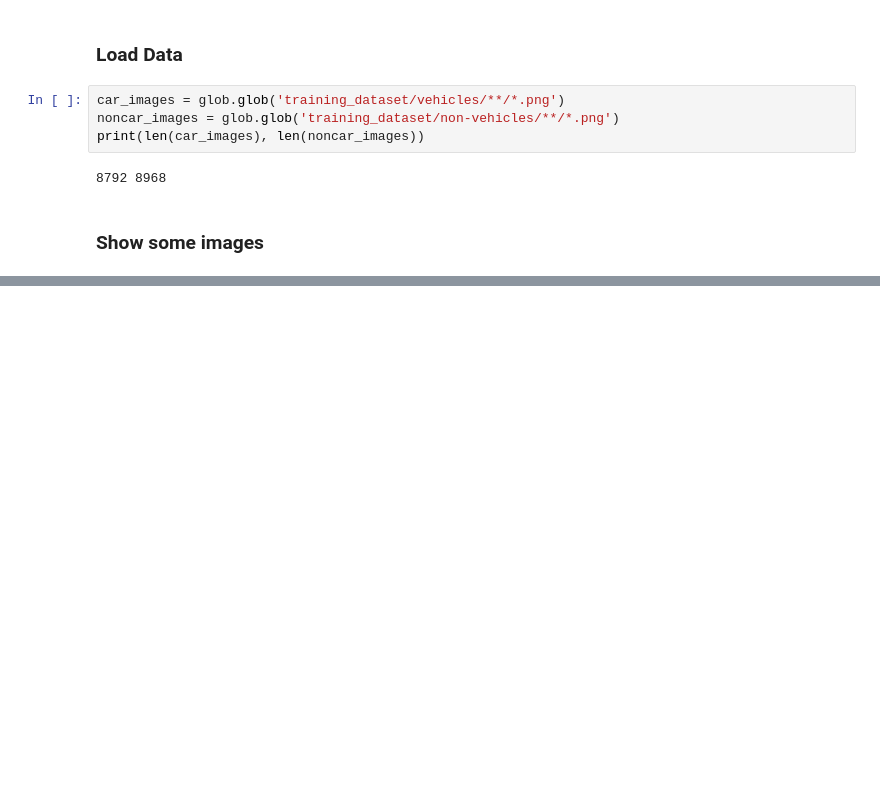
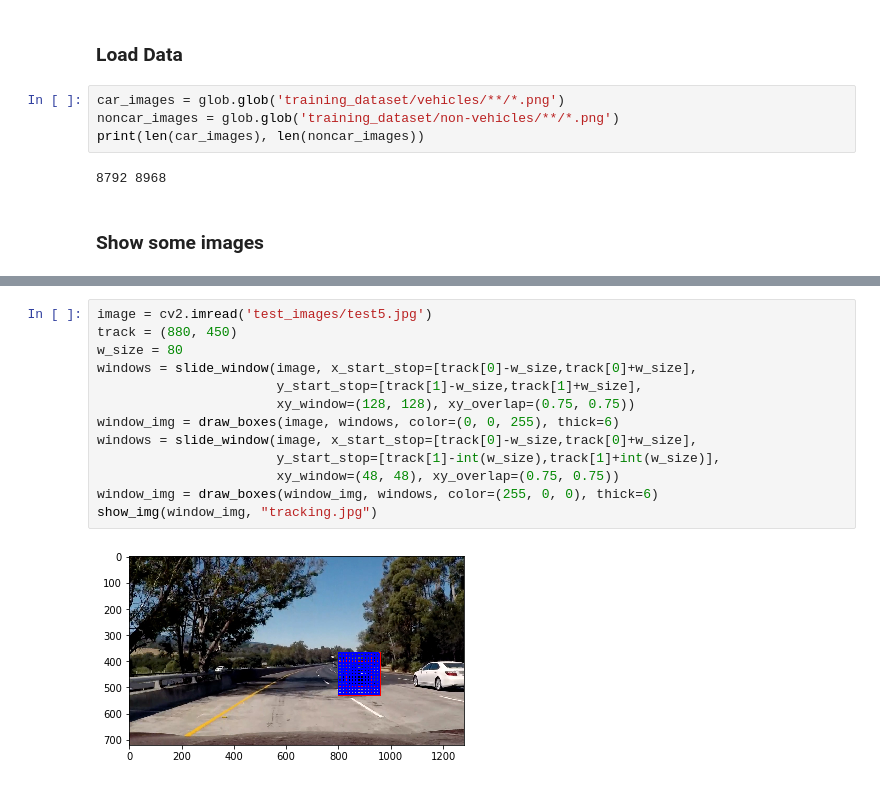
Before and after one commit to G-D-Petrov/VehicleDetection, a Jupyter notebook: VehicleDetection.ipynb, the cells around one changed output, grey strips where cells are left out. Saved outputs shown, nothing was run; the diff lists cells and outputs as text; blank space fills up the shorter version.

```diff
--- a/VehicleDetection.ipynb
+++ b/VehicleDetection.ipynb
@@ -196,0 +390,15 @@ For these 10 labels:  [ 1.  0.  0.  0.  0.  0.  1.  0.  1.  1.]
+# %%
+image = cv2.imread('test_images/test5.jpg')
+track = (880, 450)
+w_size = 80
+windows = slide_window(image, x_start_stop=[track[0]-w_size,track[0]+w_size],
+                       y_start_stop=[track[1]-w_size,track[1]+w_size],
+                       xy_window=(128, 128), xy_overlap=(0.75, 0.75))
+window_img = draw_boxes(image, windows, color=(0, 0, 255), thick=6)
+windows = slide_window(image, x_start_stop=[track[0]-w_size,track[0]+w_size],
+                       y_start_stop=[track[1]-int(w_size),track[1]+int(w_size)],
+                       xy_window=(48, 48), xy_overlap=(0.75, 0.75))
+window_img = draw_boxes(window_img, windows, color=(255, 0, 0), thick=6)
+show_img(window_img, "tracking.jpg")
+# %% [output]
+[figure, added]
```
Also changed, not shown: parts of 21 cells of this notebook, 17 other files.
